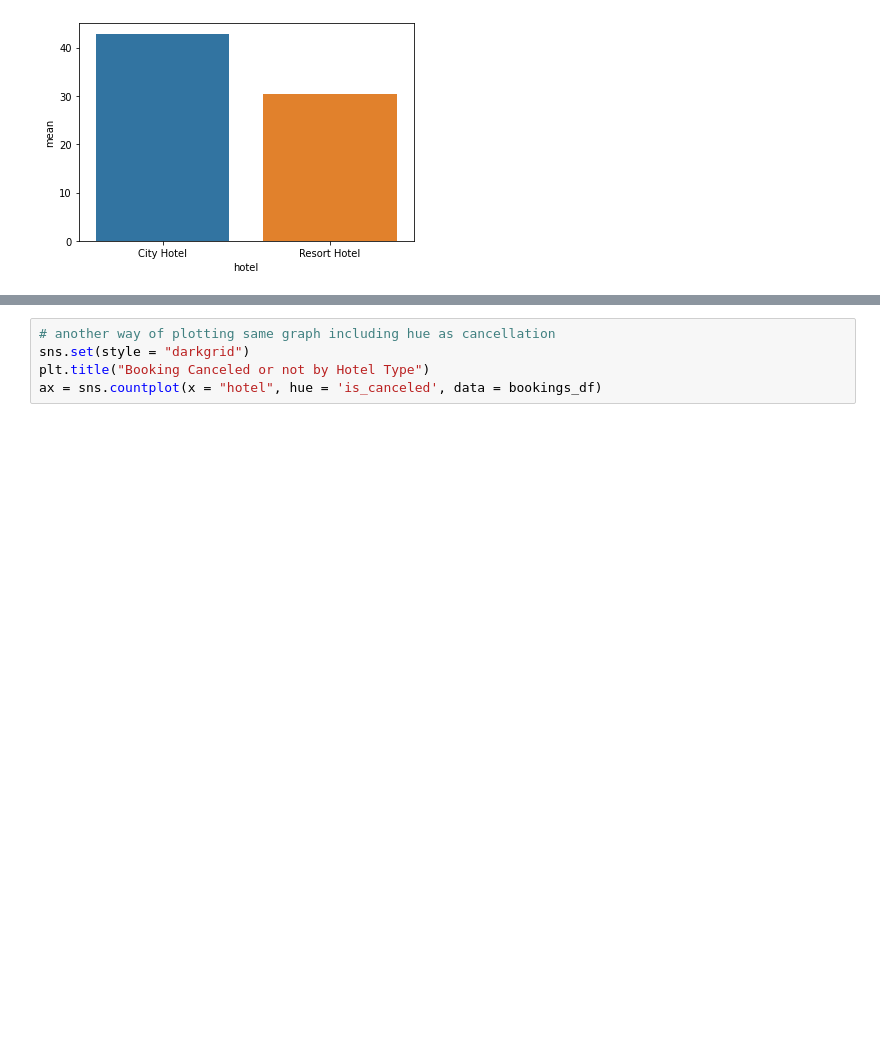
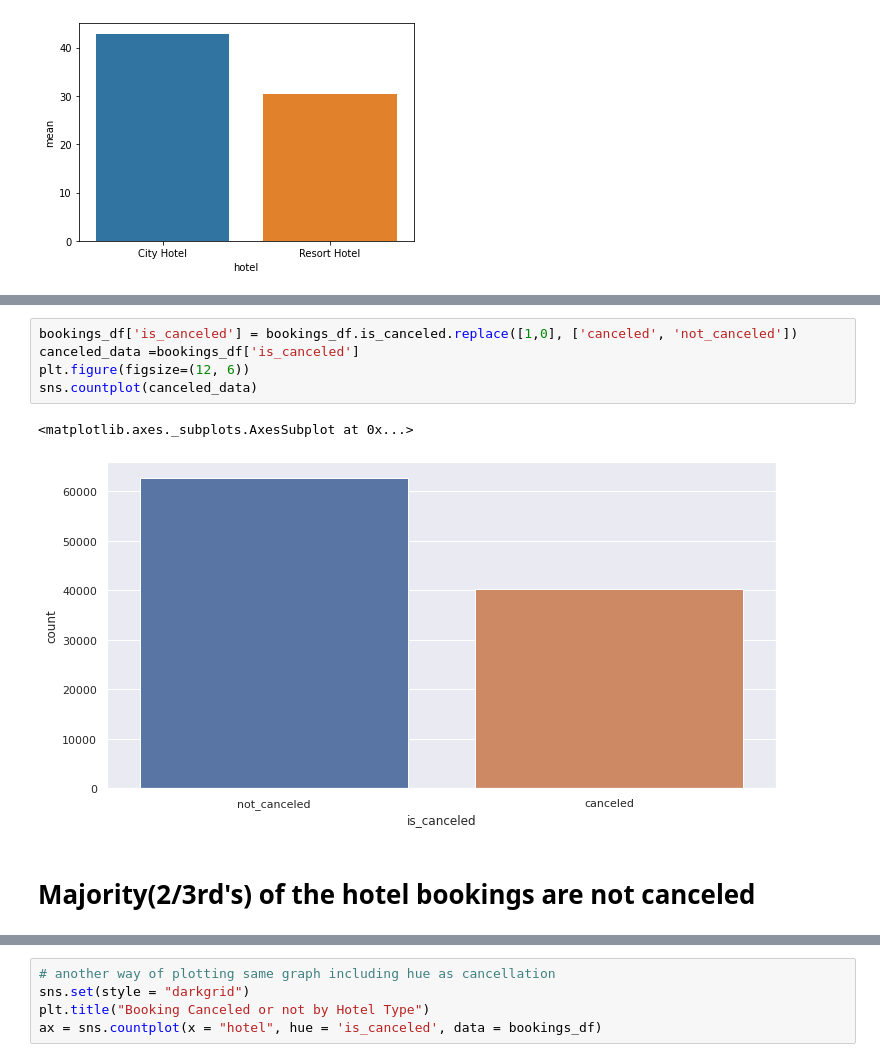
Before and after one commit to preetikhullbe/Hotel-Booking-analysis, a Jupyter notebook: Hotel_Booking_Analysis_Capstone_Project.ipynb, the cells around one changed output, grey strips where cells are left out. Saved outputs shown, nothing was run; the diff lists cells and outputs as text; blank space fills up the shorter version.

```diff
--- a/Hotel_Booking_Analysis_Capstone_Project.ipynb
+++ b/Hotel_Booking_Analysis_Capstone_Project.ipynb
@@ -462,0 +468,10 @@ sns.barplot(x=a.index, y=a["mean"] * 100)
+# %%
+bookings_df['is_canceled'] = bookings_df.is_canceled.replace([1,0], ['canceled', 'not_canceled'])
+canceled_data =bookings_df['is_canceled']
+plt.figure(figsize=(12, 6))
+sns.countplot(canceled_data)
+# %% [output]
+<matplotlib.axes._subplots.AxesSubplot at 0x...>
+[figure, added]
+# %% [markdown]
+# Majority(2/3rd's) of the hotel bookings are not canceled
```
Also changed, not shown: parts of 54 cells of this notebook.
